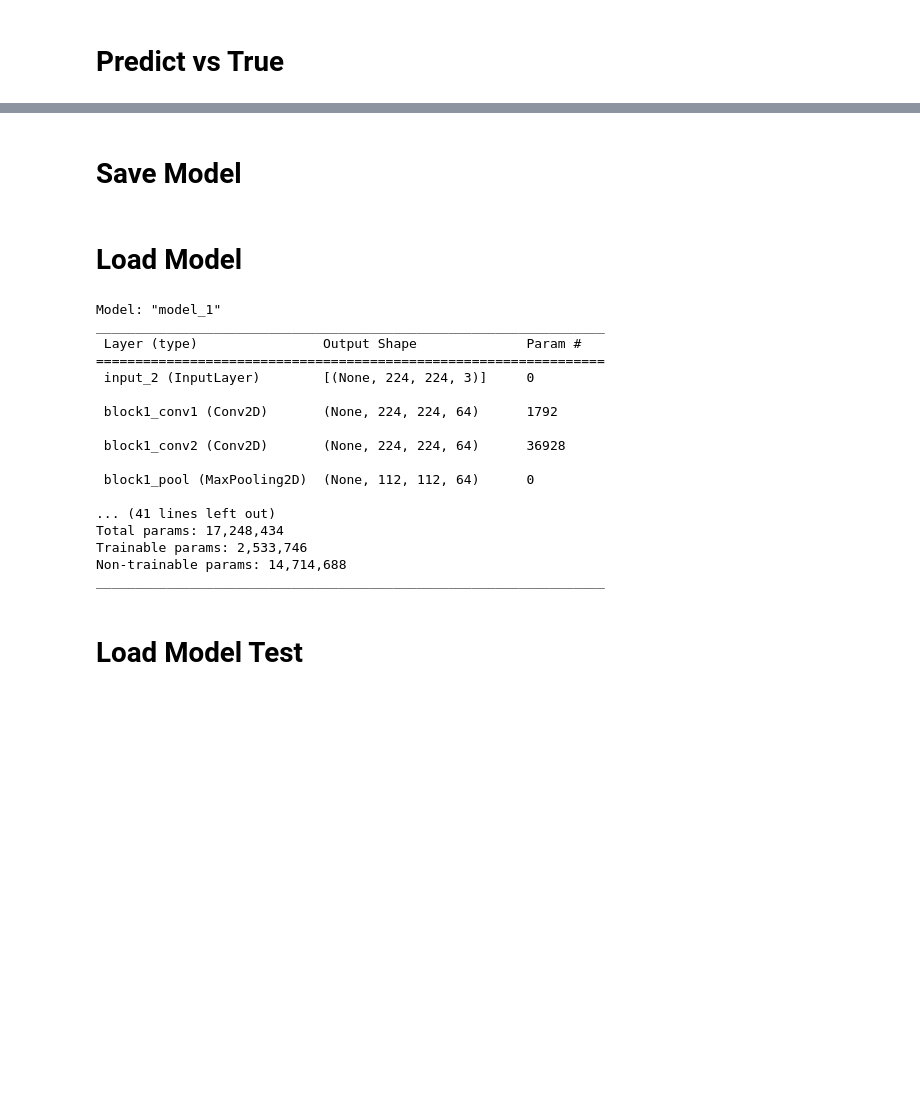
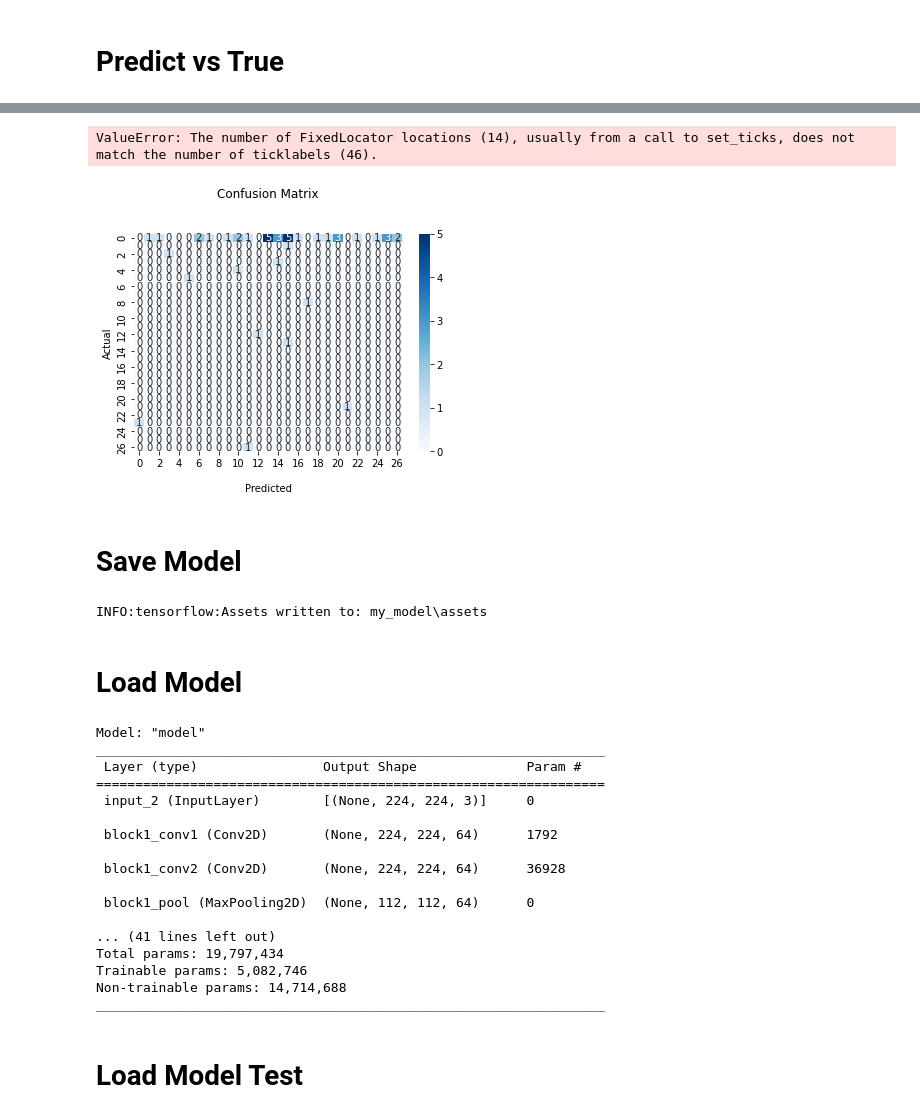
Before and after one commit to AlmariTeam/MachineLearning, a Jupyter notebook: New-Model.ipynb, the cells around one changed output, grey strips where cells are left out. Drawn from its saved outputs; the diff is of its cells as text; code cells hidden in the pictures; blank space fills up the shorter version.

```diff
--- a/New-Model.ipynb
+++ b/New-Model.ipynb
@@ -219,7 +229,7 @@ test loss, test acc: [32.515201568603516, 0.3198935389518738]
 # %% [markdown]
 # Predict vs True
 # %%
-test_generator = test_datagen.flow_from_directory(test_dir, target_size=(224, 224), batch_size=8, class_mode='categorical')
+test_generator = test_datagen.flow_from_directory(test_dir, target_size=(224, 224), class_mode='categorical')
 X_test, y_test = next(test_generator)
 X_test=X_test/255
 preds = full_model.predict(X_test)
@@ -233,10 +243,11 @@ names = ['Anorak', 'Blazer', 'Blouse', 'Bomber', 'Button-Down', 'Caftan', 'Capri
          'Kimono', 'Leggings', ' Onesie', 'Parka', 'Peancoat', 'Poncho', 'Robe', 'Romper', 'Sarong',
          'Shorts', 'Skirt', 'Sweater', 'Sweatpants', 'Sweatshorts', 'Tank', 'Tee', 'Top', 'Trunks', 'Turtleneck']
 
-for i in range(0,8):
-    class_labels2=[names[i] for i,prob in enumerate(y_test[i]) if prob > 0.0]
-    print("Predicted:",names[np.argmax(preds[i])])
-    print("True:",names[np.argmax(y_test[i])])
-    print('')
+# for i in range(0,50):
+#     class_labels2=[names[i] for i,prob in enumerate(y_test[i]) if prob > 0.0]
+#     print(i+1)
+#     print("Predicted:",names[np.argmax(preds[i])])
+#     print("True:",names[np.argmax(y_test[i])])
+#     print('')
 # %% [output]
 Found 57863 images belonging to 46 classes.
@@ -258,0 +272,6 @@ True: Tank
+# %%
+from sklearn.metrics import confusion_matrix
+
+#Generate the confusion matrix
+cf_matrix = confusion_matrix(y_test.argmax(axis=0), preds.argmax(axis=0))
+print(cf_matrix)
@@ -259,2 +296,29 @@ True: Tank
+# %%
+import seaborn as sns
+import matplotlib.pyplot as plt
+
+ax = sns.heatmap(cf_matrix, annot=True, cmap='Blues')
+
+ax.set_title('Confusion Matrix\n\n');
+ax.set_xlabel('\nPredicted')
+ax.set_ylabel('Actual');
+
+## Ticket labels - List must be in alphabetical order
+ax.xaxis.set_ticklabels(['Anorak', 'Blazer', 'Blouse', 'Bomber', 'Button-Down', 'Caftan', 'Capris', 'Cardigan',
+         'Chinos', 'Coat', 'Coverup', 'Culottes', 'Cutoffs', 'Dress', 'Flannel', 'Gauchos', 'Halter',
+         'Henley', 'Hoodie', 'Jacket', 'Jeans', 'Jeggings', 'Jersey', 'Jodhpurs', 'Joggers', 'Jumpsuit', 'Kaftan',
+         'Kimono', 'Leggings', ' Onesie', 'Parka', 'Peancoat', 'Poncho', 'Robe', 'Romper', 'Sarong',
+         'Shorts', 'Skirt', 'Sweater', 'Sweatpants', 'Sweatshorts', 'Tank', 'Tee', 'Top', 'Trunks', 'Turtleneck'])
+ax.yaxis.set_ticklabels(['Anorak', 'Blazer', 'Blouse', 'Bomber', 'Button-Down', 'Caftan', 'Capris', 'Cardigan',
+         'Chinos', 'Coat', 'Coverup', 'Culottes', 'Cutoffs', 'Dress', 'Flannel', 'Gauchos', 'Halter',
+         'Henley', 'Hoodie', 'Jacket', 'Jeans', 'Jeggings', 'Jersey', 'Jodhpurs', 'Joggers', 'Jumpsuit', 'Kaftan',
+         'Kimono', 'Leggings', ' Onesie', 'Parka', 'Peancoat', 'Poncho', 'Robe', 'Romper', 'Sarong',
+         'Shorts', 'Skirt', 'Sweater', 'Sweatpants', 'Sweatshorts', 'Tank', 'Tee', 'Top', 'Trunks', 'Turtleneck'])
+
+## Display the visualization of the Confusion Matrix.
+plt.show()
+# %% [output]
+ValueError: The number of FixedLocator locations (14), usually from a call to set_ticks, does not match the number of ticklabels (46).
+[figure, added]
 # %% [markdown]
 # Save Model
@@ -261,17 +329,19 @@ True: Tank
 # %%
-# Save the entire model as a SavedModel.
+# Save the entire model as my_model
 # !mkdir saved_model
-full_model.save('my_model.h5')
+full_model.save('my_model')
+# %% [output]
+INFO:tensorflow:Assets written to: my_model\assets
 # %% [markdown]
 # Load Model
 # %%
 # Recreate the exact same model, including its weights and the optimizer
-load_model = tf.keras.models.load_model('my_model.h5')
+load_model = tf.keras.models.load_model('New Model/my_model.h5')
 
 # Show the model architecture
 load_model.summary()
 # %% [output]
-Model: "model_1"
+Model: "model"
 _________________________________________________________________
  Layer (type)                Output Shape              Param #
 =================================================================
@@ -284,8 +354,8 @@ _________________________________________________________________
  block1_pool (MaxPooling2D)  (None, 112, 112, 64)      0
 
 ... (41 lines left out)
-Total params: 17,248,434
-Trainable params: 2,533,746
+Total params: 19,797,434
+Trainable params: 5,082,746
 Non-trainable params: 14,714,688
 _________________________________________________________________
 # %% [markdown]
```
Also changed, not shown: parts of 12 cells of this notebook.
